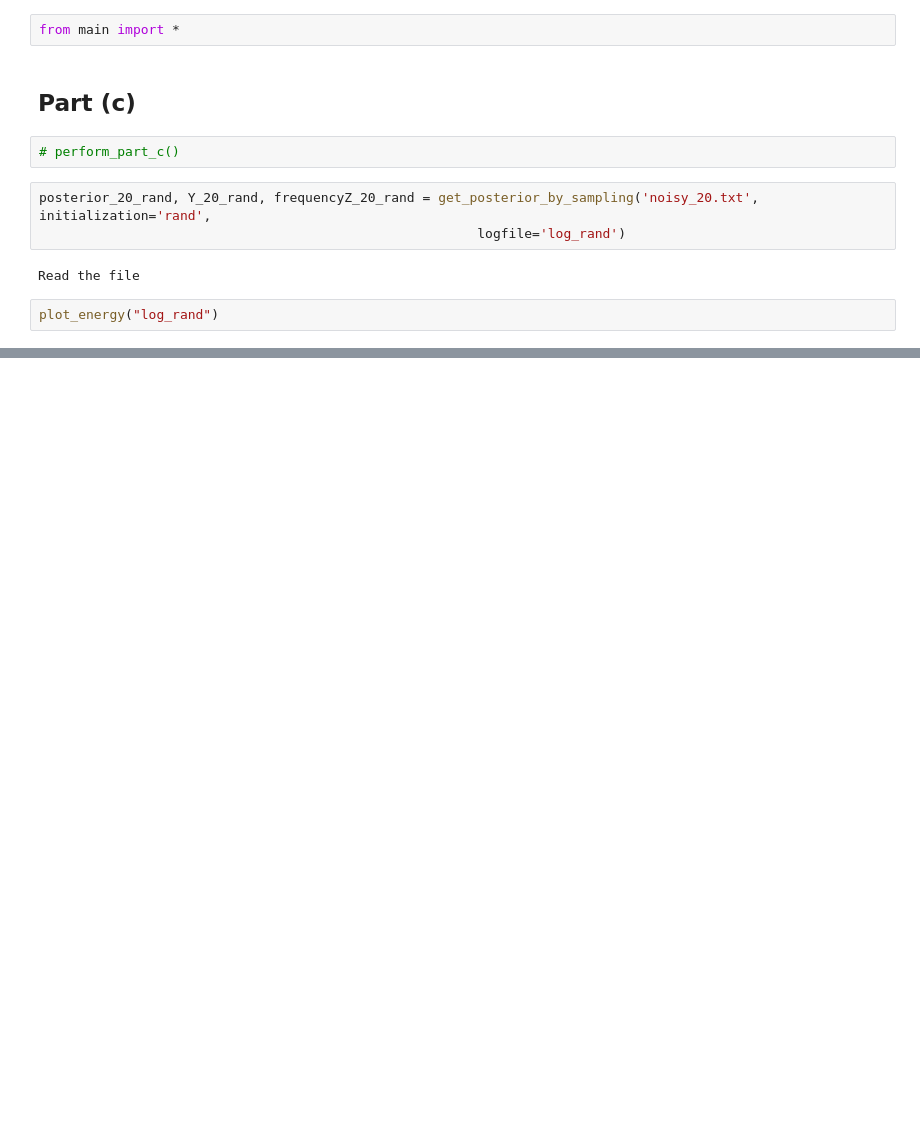
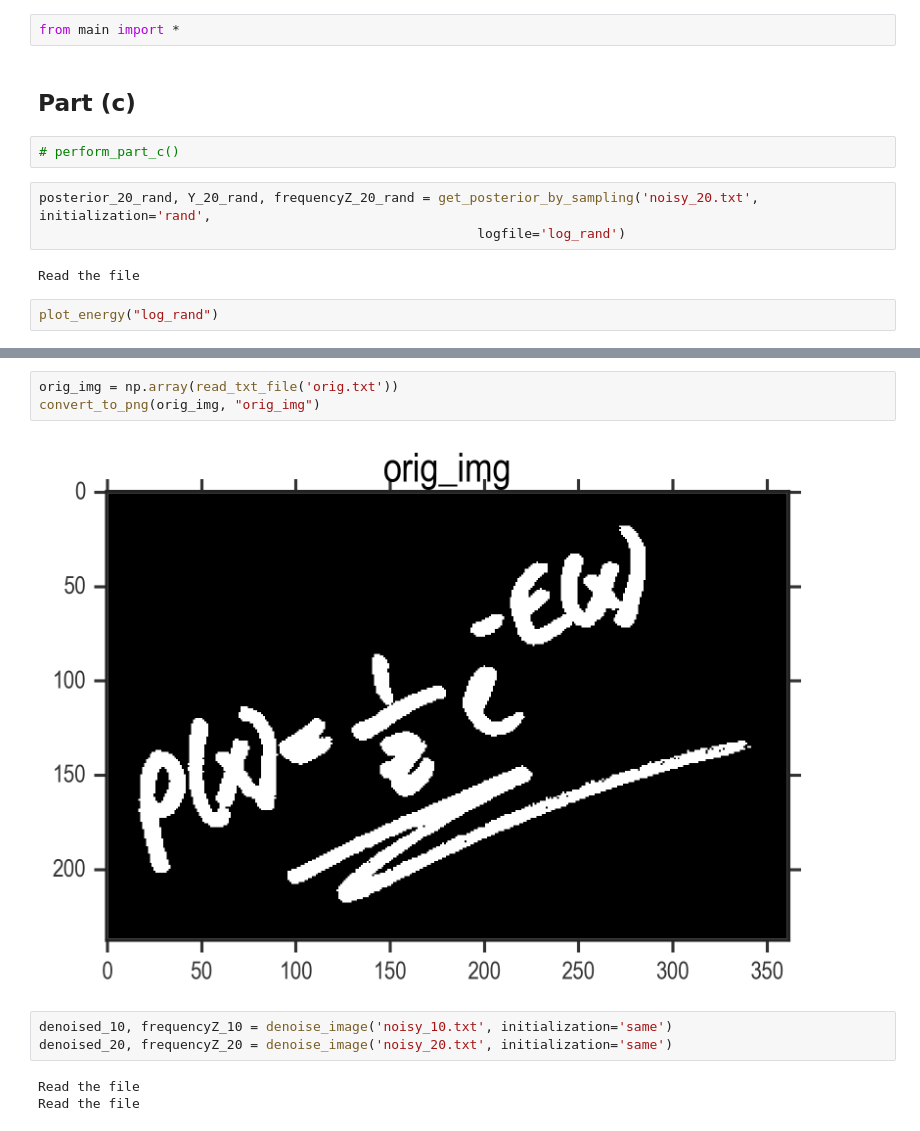
Before and after one commit to lmcintosh/ipython-notebooks, a Jupyter notebook: classes/CS 228 - Problem Set 4.ipynb, the cells around one changed output, grey strips where cells are left out. Saved outputs shown, nothing was run; the diff lists cells and outputs as text; blank space fills up the shorter version.

```diff
--- a/classes/CS 228 - Problem Set 4.ipynb
+++ b/classes/CS 228 - Problem Set 4.ipynb
@@ -43,0 +87,11 @@ plot_energy("log_rand")
+# %%
+orig_img = np.array(read_txt_file('orig.txt'))
+convert_to_png(orig_img, "orig_img")
+# %% [output]
+[figure, added]
+# %%
+denoised_10, frequencyZ_10 = denoise_image('noisy_10.txt', initialization='same')
+denoised_20, frequencyZ_20 = denoise_image('noisy_20.txt', initialization='same')
+# %% [output]
+Read the file
+Read the file
```
Also changed, not shown: parts of 18 cells of this notebook, 2 other files.
